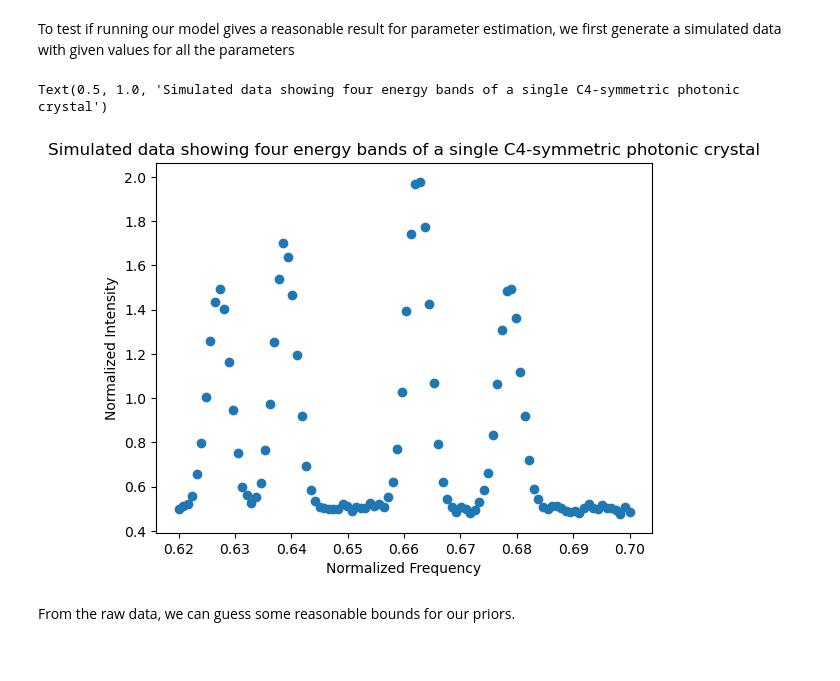
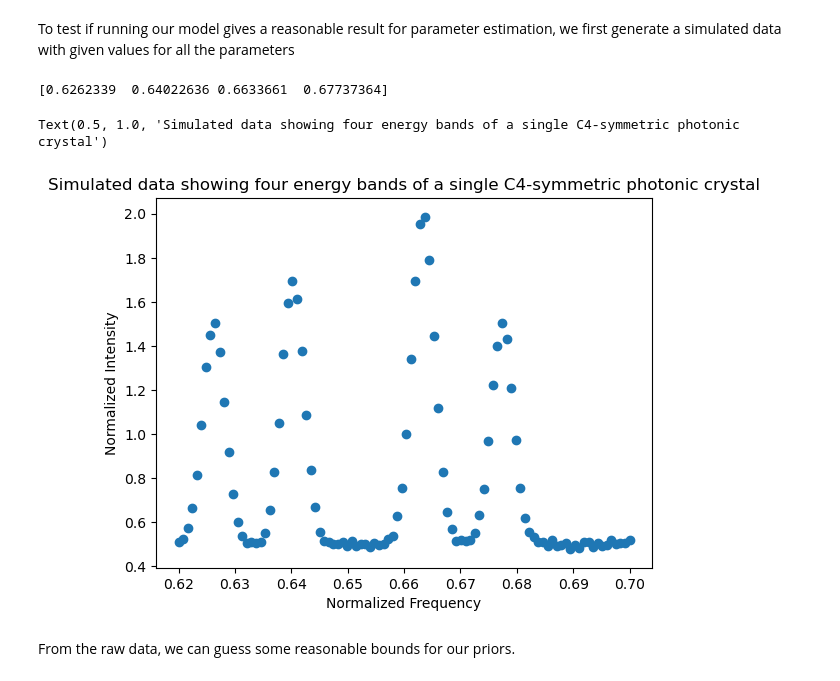
Before and after one commit to phys201/Hamiltonian-photonic-crystal, a Jupyter notebook: Documentation.ipynb, the cells around one changed output. Saved outputs shown, nothing was run; the diff lists cells and outputs as text; code cells hidden in the pictures.

```diff
--- a/Documentation.ipynb
+++ b/Documentation.ipynb
@@ -93,36 +93,37 @@ To test if running our model gives a reasonable result for parameter estimation,
 simu_normf = np.linspace(0.62,0.70,100)    # create normalized frequency, "x" variable
 
 #set all hamiltonian parameters as some constants
 u11 = 0.007
-u20 = 0.003
+u20 = 1e-5
 A0 = 0.5
 A1 = 1
 A2 = 1.2
 A3 = 1.5
 A4 = 1
 sigma_L = 0.002
 theta = [u11, u20, A0, A1, A2, A3, A4, sigma_L]
 
 #create normalized intensity
 line = Model.fit_curve(simu_normf, theta)
 
 #create noise
 sigma_noise = 0.01
 noise = np.random.normal(0, sigma_noise, 100)
 
 #create data array
 simu_data = xr.Dataset(data_vars = {'spectrum': ('normf', line + noise),
                                   'spectrum_std': ('normf', [sigma_noise]*100)},
                      coords = { 'normf': simu_normf})
 
 #plot the simulated data to visualize the four peaks
 plt.errorbar(simu_normf, line + noise, sigma_noise, fmt='o')
 plt.xlabel('Normalized Frequency')
 plt.ylabel('Normalized Intensity')
 plt.title('Simulated data showing four energy bands of a single C4-symmetric photonic crystal')
 # %% [output]
-Text(0.5, 1.0, 'Simulated data showing four energy bands of a single C4-symmetric photonic crystal')
+[0.6262339  0.64022636 0.6633661  0.67737364]
+Text(0.5, 1.0, 'Simulated data showing four energy bands of a single C4-symmetric photonic crystal')
-[figure, old version]
+[figure, new version]
 # %% [markdown]
 From the raw data, we can guess some reasonable bounds for our priors.
 # %%
```
Also changed, not shown: parts of 7 cells of this notebook, 1 other file.
